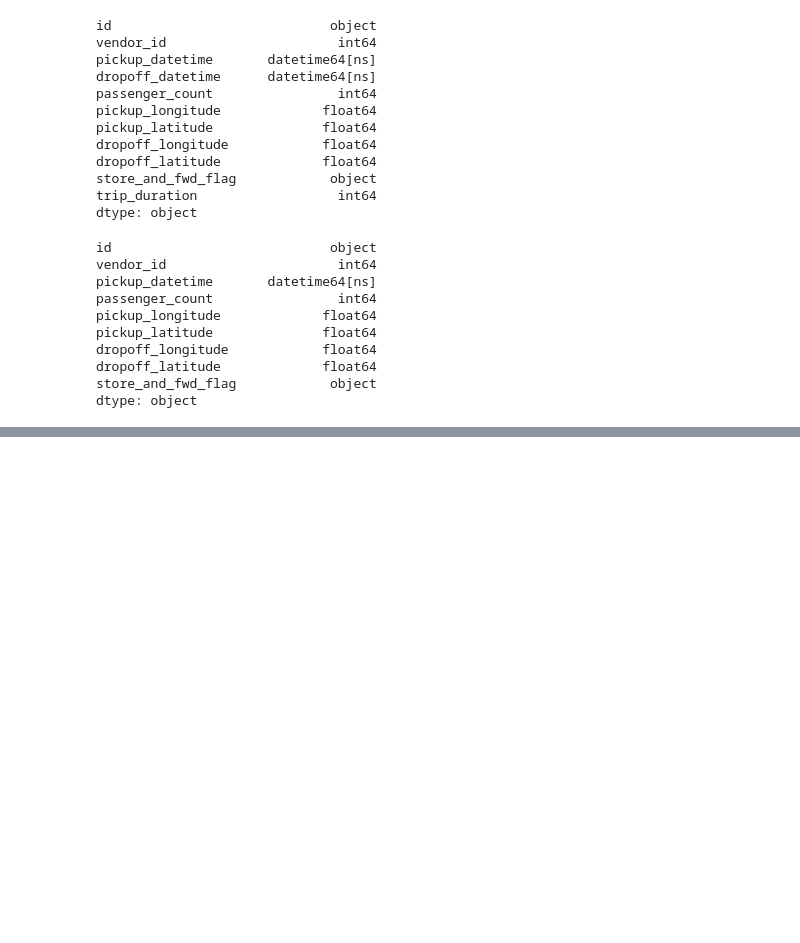
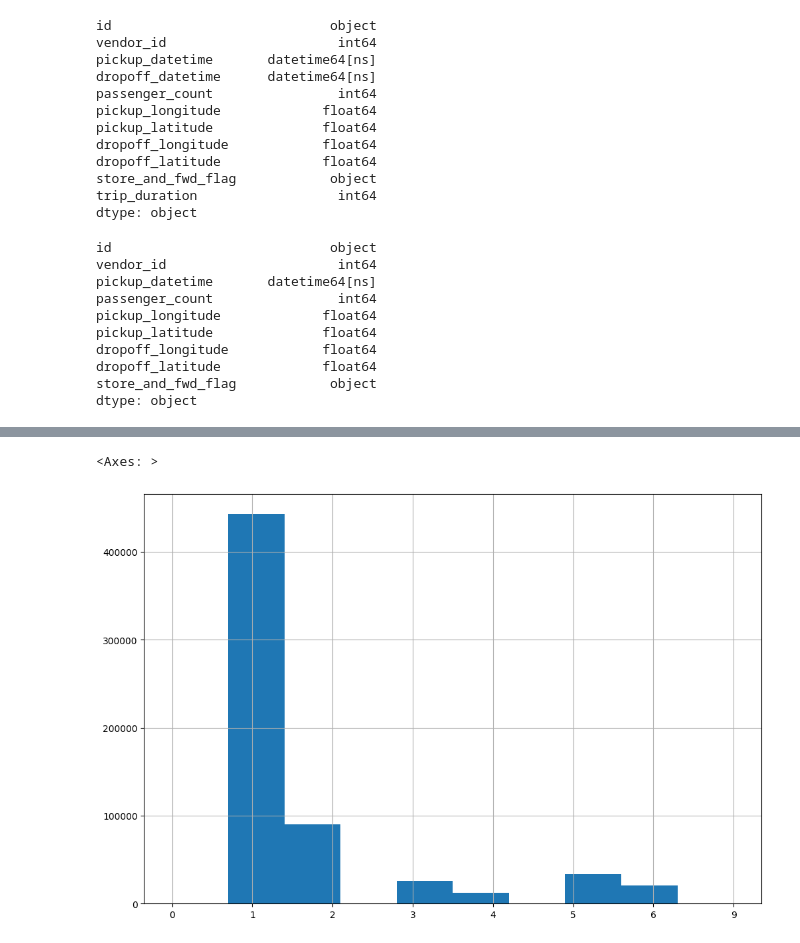
Before and after one commit to claricemottet/kaggle_NYC_taxi_times, a Jupyter notebook: exploratory_notebooks/data_exploration.ipynb, the cells around one changed output, grey strips where cells are left out. Saved outputs shown, nothing was run; the diff lists cells and outputs as text; code cells hidden in the pictures; blank space fills up the shorter version.

```diff
--- a/exploratory_notebooks/data_exploration.ipynb
+++ b/exploratory_notebooks/data_exploration.ipynb
@@ -204,0 +274,7 @@ now need to take care of nulls
+# %%
+
+df_train.sort_values(by = ['passenger_count'], inplace = True)
+df_train['passenger_count'].hist(figsize=(12,8))
+# %% [output]
+<Axes: >
+[figure, added]
```
Also changed, not shown: parts of 28 cells of this notebook, 2 other files.
